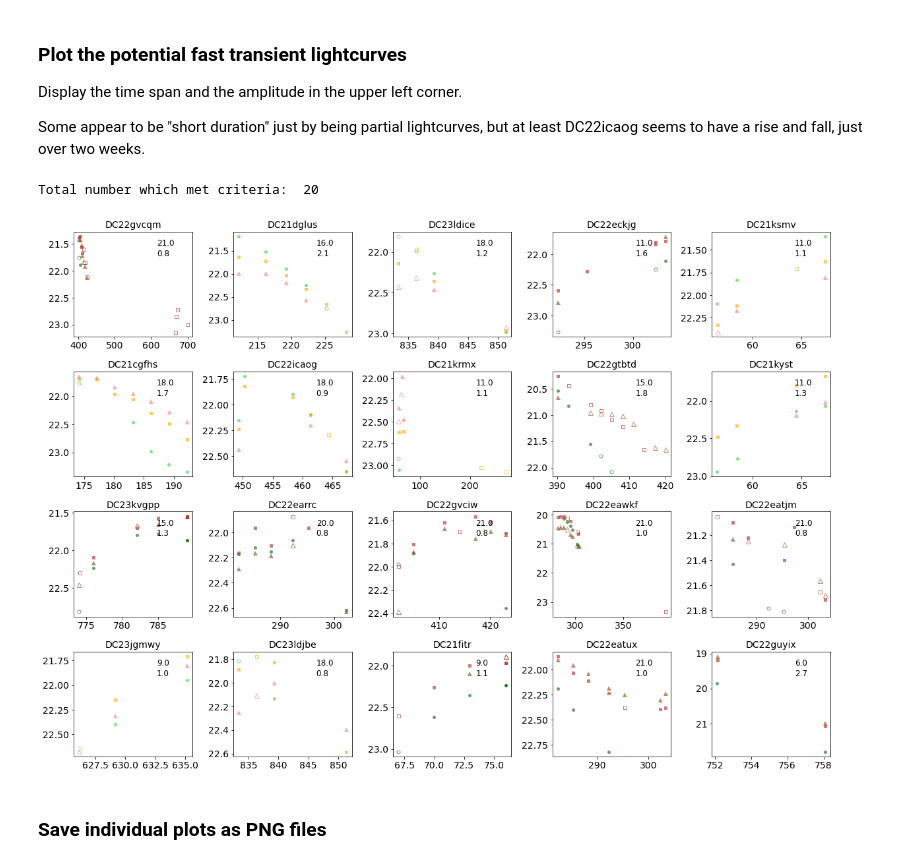
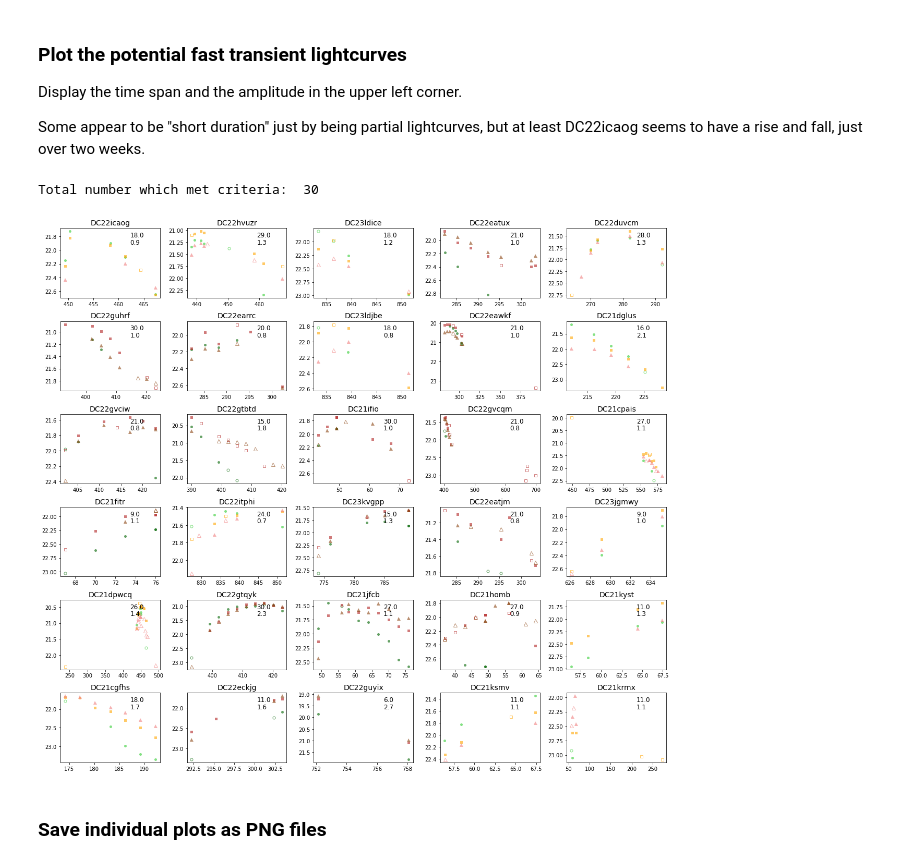
Before and after one commit to MelissaGraham/decam_ddf_tools, a Jupyter notebook: transients_science/fast_transients/1_create_potential_fast_transients_list.ipynb, the cells around one changed output. Drawn from its saved outputs; the diff is of its cells as text; code cells hidden in the pictures.

```diff
--- a/transients_science/fast_transients/1_create_potential_fast_transients_list.ipynb
+++ b/transients_science/fast_transients/1_create_potential_fast_transients_list.ipynb
@@ -161,46 +225,46 @@ Display the time span and the amplitude in the upper left corner.
 Some appear to be "short duration" just by being partial lightcurves,
 but at least DC22icaog seems to have a rise and fall, just over two weeks.
 # %%
-sx = np.where((((paramLC_tspan_g >= 2) & (paramLC_tspan_g <= 22)) &
-               ((paramLC_tspan_r >= 2) & (paramLC_tspan_r <= 22)) &
-               ((paramLC_tspan_i >= 2) & (paramLC_tspan_i <= 22))) &
+sx = np.where((((paramLC_tspan_g >= 2) & (paramLC_tspan_g <= 30)) &
+               ((paramLC_tspan_r >= 2) & (paramLC_tspan_r <= 30)) &
+               ((paramLC_tspan_i >= 2) & (paramLC_tspan_i <= 30))) &
               ((paramLC_minmag_g < 22) | (paramLC_minmag_r < 22) | (paramLC_minmag_i < 22)) &
               ((paramLC_amp_g >= 0.5) | (paramLC_amp_r >= 0.5) | (paramLC_amp_i >= 0.5)))[0]
 print('Total number which met criteria: ', len(sx))
 np.random.shuffle(sx)
 
-fig, ax = plt.subplots( 4, 5, figsize=(17, 12), sharex=False, sharey=False )
+fig, ax = plt.subplots( 6, 5, figsize=(17, 15), sharex=False, sharey=False )
 
 s = 0
-for i in range(4):
+for i in range(6):
     for j in range(5):
         for f,filt in enumerate(all_filters):
             clr_i = f
             if paramLC_field[sx[s]] == 'ELAIS':
                 clr_i = f+3
             cx0 = np.where((candLC_candid == paramLC_candid[sx[s]]) & \
                            (candLC_filter == filt) & (candLC_mrb > 0.4))[0]
             cx1 = np.where((candLC_candid == paramLC_candid[sx[s]]) & \
                            (candLC_filter == filt) & (candLC_mrb <= 0.4))[0]
             ax[i,j].plot( candLC_mjd[cx0]-59300., candLC_mag[cx0],
                          sym[clr_i], ms=siz[clr_i], mew=0, alpha=0.6, color=clr[clr_i] )
             ax[i,j].plot( candLC_mjd[cx1]-59300., candLC_mag[cx1],
                          sym[clr_i], ms=siz[clr_i], mew=1, alpha=0.6, mec=clr[clr_i], color='none' )
             del cx0, cx1
         ax[i,j].invert_yaxis()
         ax[i,j].set_title(paramLC_candid[sx[s]], fontsize=14)
         ax[i,j].text(0.70, 0.85, str(np.round(paramLC_tspan[sx[s]],0)), fontsize=12, color='black',
                      verticalalignment='bottom', horizontalalignment='left',  transform=ax[i,j].transAxes)
         ax[i,j].text(0.70, 0.75, str(np.round(paramLC_amp[sx[s]],1)), fontsize=12, color='black',
                      verticalalignment='bottom', horizontalalignment='left',  transform=ax[i,j].transAxes)
         s += 1
 
 plt.tight_layout()
 plt.show()
 del sx,s
 # %% [output]
-Total number which met criteria:  20
+Total number which met criteria:  30
-[figure, old version]
+[figure, new version]
 # %% [markdown]
 ### Save individual plots as PNG files
 # %%
```
Also changed, not shown: parts of 20 cells of this notebook, 11 other files.
